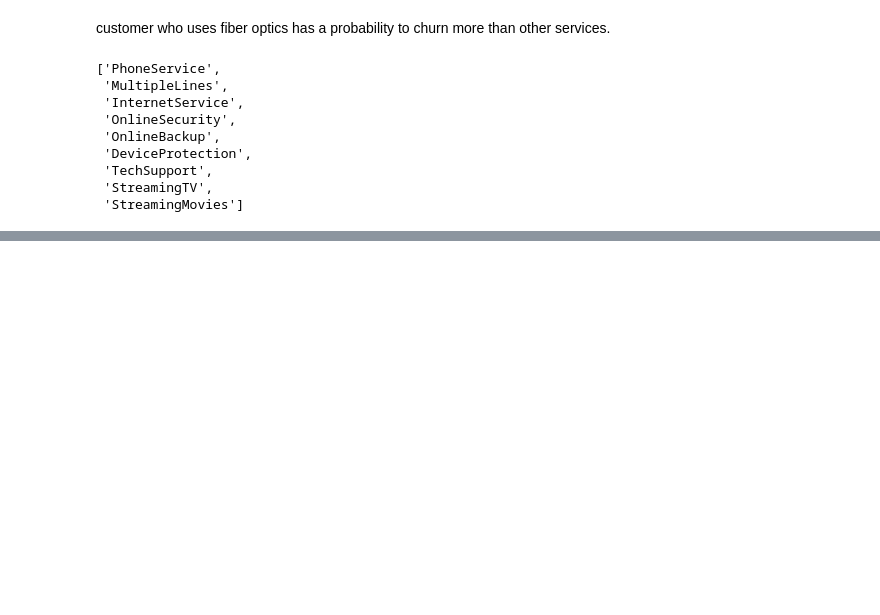
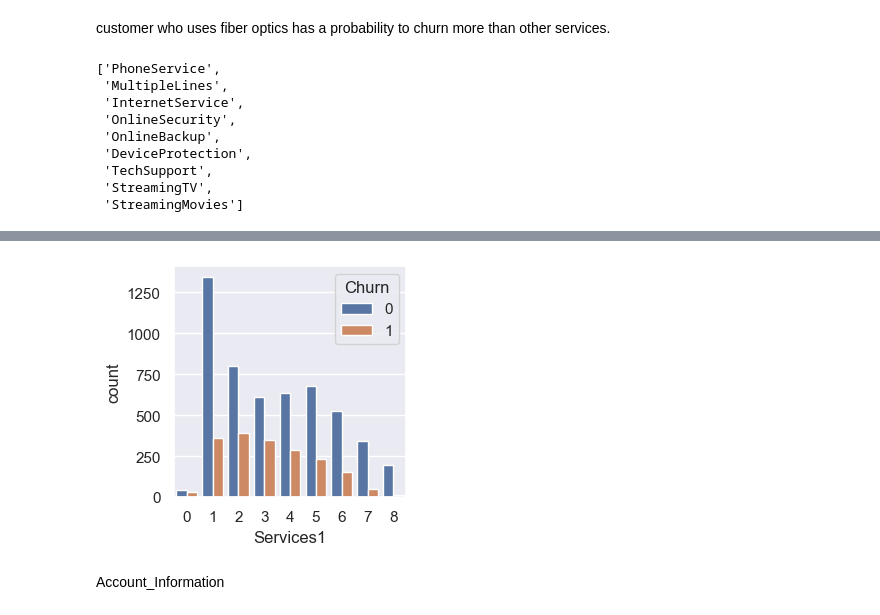
Before and after one commit to Oluyomy/Predicting-Telco-customer-churn, a Jupyter notebook: Customer churn c.ipynb, the cells around one changed output, grey strips where cells are left out. Cells and saved outputs as stored; diff of their text form; code cells hidden in the pictures; blank space fills up the shorter version.

```diff
--- a/Customer churn c.ipynb
+++ b/Customer churn c.ipynb
@@ -387,0 +422,6 @@ Services
+# %%
+sns.countplot(x='Services1', data=Telco_df,hue='Churn');
+# %% [output]
+[figure, added]
+# %% [markdown]
+Account_Information
```
Also changed, not shown: parts of 18 cells of this notebook.
